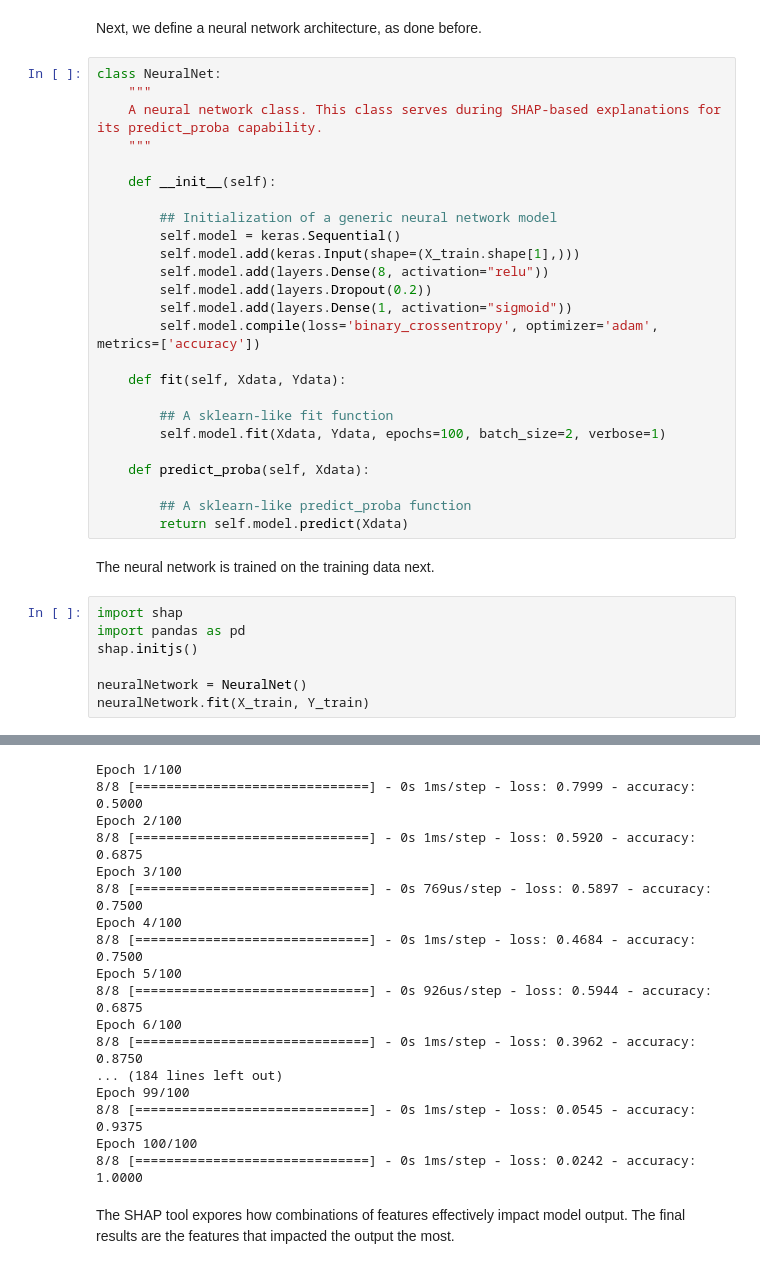
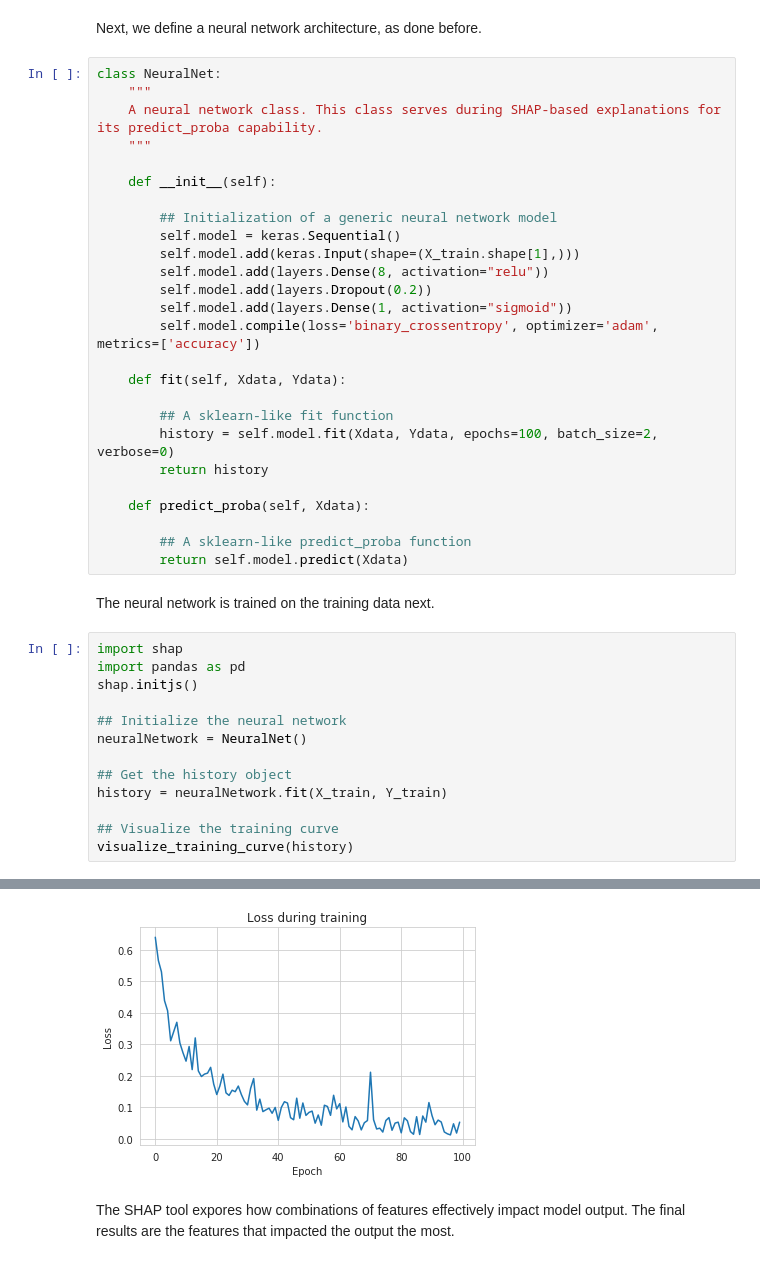
Before and after one commit to vpodpecan/representation_learning, a Jupyter notebook: Chapter6/propDRM.ipynb, the cells around one changed output, grey strips where cells are left out. Drawn from its saved outputs; the diff is of its cells as text.

```diff
--- a/Chapter6/propDRM.ipynb
+++ b/Chapter6/propDRM.ipynb
@@ -178,7 +183,8 @@ class NeuralNet:
     def fit(self, Xdata, Ydata):
 
         ## A sklearn-like fit function
-        self.model.fit(Xdata, Ydata, epochs=100, batch_size=2, verbose=1)
+        history = self.model.fit(Xdata, Ydata, epochs=100, batch_size=2, verbose=0)
+        return history
 
     def predict_proba(self, Xdata):
 
@@ -189,29 +195,19 @@ The neural network is trained on the training data next.
 # %%
 import shap
 import pandas as pd
 shap.initjs()
 
+## Initialize the neural network
 neuralNetwork = NeuralNet()
-neuralNetwork.fit(X_train, Y_train)
+
+## Get the history object
+history = neuralNetwork.fit(X_train, Y_train)
+
+## Visualize the training curve
+visualize_training_curve(history)
 # %% [output]
 [interactive output not drawn]
-Epoch 1/100
-8/8 [==============================] - 0s 1ms/step - loss: 0.7999 - accuracy: 0.5000
-Epoch 2/100
-8/8 [==============================] - 0s 1ms/step - loss: 0.5920 - accuracy: 0.6875
-Epoch 3/100
-8/8 [==============================] - 0s 769us/step - loss: 0.5897 - accuracy: 0.7500
-Epoch 4/100
-8/8 [==============================] - 0s 1ms/step - loss: 0.4684 - accuracy: 0.7500
-Epoch 5/100
-8/8 [==============================] - 0s 926us/step - loss: 0.5944 - accuracy: 0.6875
-Epoch 6/100
-8/8 [==============================] - 0s 1ms/step - loss: 0.3962 - accuracy: 0.8750
-... (184 lines left out)
-Epoch 99/100
-8/8 [==============================] - 0s 1ms/step - loss: 0.0545 - accuracy: 0.9375
-Epoch 100/100
-8/8 [==============================] - 0s 1ms/step - loss: 0.0242 - accuracy: 1.0000
+[figure, added]
 # %% [markdown]
 The SHAP tool expores how combinations of features effectively impact model output. The final results are the features that impacted the output the most.
 # %%
```
Also changed, not shown: parts of 8 cells of this notebook.
